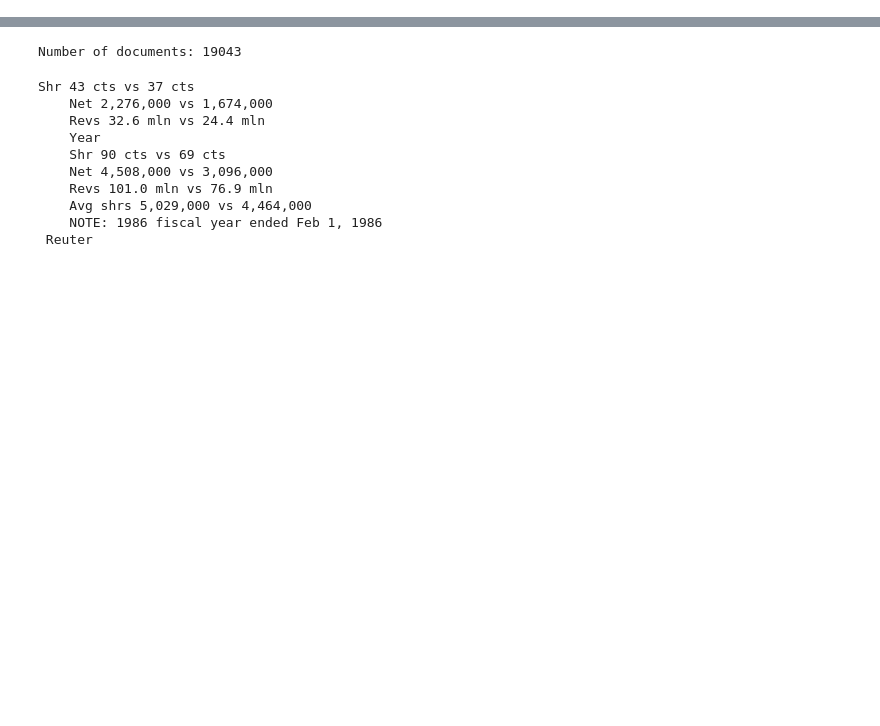
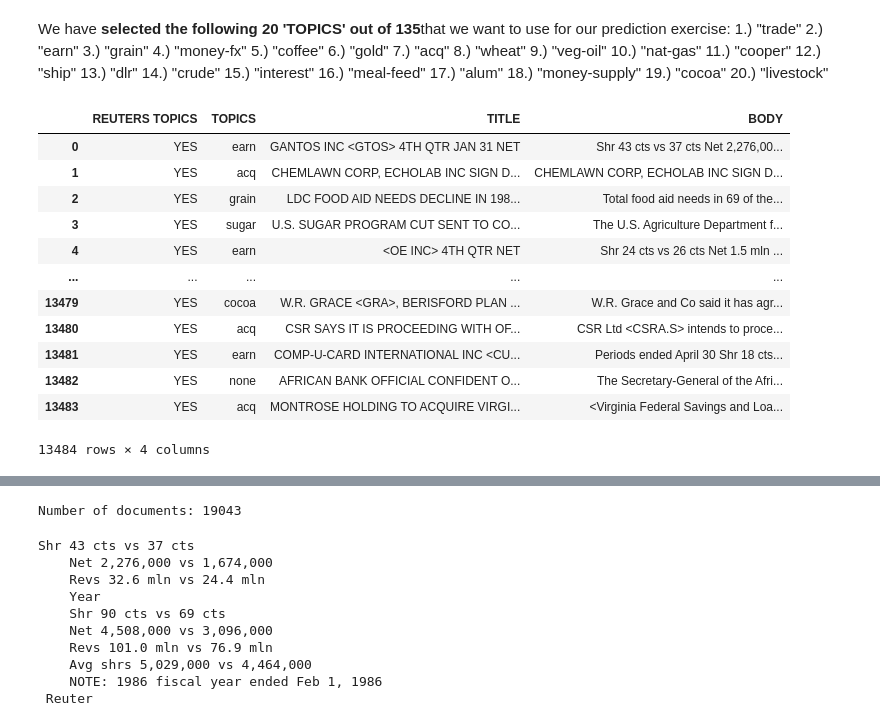
Before and after one commit to Bishal44/ML_ex3, a Jupyter notebook: JUPYTER_NOTEBOOK/Next_word_prediction_reuters_Colab.ipynb, the cells around one changed output, grey strips where cells are left out. Saved outputs shown, nothing was run; the diff lists cells and outputs as text; code cells hidden in the pictures; blank space fills up the shorter version.

```diff
--- a/JUPYTER_NOTEBOOK/Next_word_prediction_reuters_Colab.ipynb
+++ b/JUPYTER_NOTEBOOK/Next_word_prediction_reuters_Colab.ipynb
@@ -18,0 +64,37 @@ from numpy import array
+# %%
+def compile_dictionary(data):
+
+  data_dict = {
+      'REUTERS TOPICS': '', # Initialize each key with some value. Important for the try/except block.
+      'TOPICS': 'none', # Consider empty topics as a new category, 'none'. See next section.
+      'TITLE': '',
+      'BODY': '',
+      }
+
+  # Grab the Reuters Topics between the following tags
+  start = data.find('<REUTERS TOPICS="') + len('<REUTERS TOPICS="')
+  end = data.find('" LEWISSPLIT=')
+  data_dict['REUTERS TOPICS'] = data[start:end]
+
+
+  soup = BeautifulSoup(data, 'xml')
+
+  # Use a try/except block to grab Topics, Title, and Body in case they are empty
+  # If empty, the default value remains unchanged
+  try:
+    if soup.TOPICS.contents:
+      data_dict['TOPICS'] = soup.TOPICS.D.contents[0]
+
+    if soup.TITLE.contents:
+      data_dict['TITLE'] = soup.TITLE.contents[0]
+
+    if soup.BODY.contents:
+      body = soup.BODY.contents[0]
+      data_dict['BODY'] = soup.BODY.contents[0]
+  except AttributeError:
+    pass
+
+  return data_dict
+# %%
+# Get a list of all documents
+dataset = compile_data()
@@ -18,0 +121,3 @@ from numpy import array
+# %%
+# Convert the list into a dictionary with fields of interest
+dataset_dicts = [compile_dictionary(data) for data in dataset]
@@ -18,0 +144,40 @@ from numpy import array
+# %% [markdown]
+We have **selected the following 20 'TOPICS' out of 135**that we want to use for our prediction exercise:
+1.)  "trade"
+2.)  "earn"
+3.)  "grain"
+4.)  "money-fx"
+5.)  "coffee"
+6.)  "gold"
+7.)  "acq"
+8.)  "wheat"
+9.)  "veg-oil"
+10.) "nat-gas"
+11.) "cooper"
+12.) "ship"
+13.) "dlr"
+14.) "crude"
+15.) "interest"
+16.) "meal-feed"
+17.) "alum"
+18.) "money-supply"
+19.) "cocoa"
+20.) "livestock"
+# %%
+df = pd.DataFrame(dataset_dicts)
+# %%
+df
+# %% [output]
+|  | REUTERS TOPICS | TOPICS | TITLE | BODY |
+| 0 | YES | earn | GANTOS INC <GTOS> 4TH QTR JAN 31 NET | Shr 43 cts vs 37 cts Net 2,276,00... |
+| 1 | YES | acq | CHEMLAWN CORP, ECHOLAB INC SIGN D... | CHEMLAWN CORP, ECHOLAB INC SIGN D... |
+| 2 | YES | grain | LDC FOOD AID NEEDS DECLINE IN 198... | Total food aid needs in 69 of the... |
+| 3 | YES | sugar | U.S. SUGAR PROGRAM CUT SENT TO CO... | The U.S. Agriculture Department f... |
+| 4 | YES | earn | <OE INC> 4TH QTR NET | Shr 24 cts vs 26 cts Net 1.5 mln ... |
+| ... | ... | ... | ... | ... |
+| 13479 | YES | cocoa | W.R. GRACE <GRA>, BERISFORD PLAN ... | W.R. Grace and Co said it has agr... |
+| 13480 | YES | acq | CSR SAYS IT IS PROCEEDING WITH OF... | CSR Ltd <CSRA.S> intends to proce... |
+| 13481 | YES | earn | COMP-U-CARD INTERNATIONAL INC <CU... | Periods ended April 30 Shr 18 cts... |
+| 13482 | YES | none | AFRICAN BANK OFFICIAL CONFIDENT O... | The Secretary-General of the Afri... |
+| 13483 | YES | acq | MONTROSE HOLDING TO ACQUIRE VIRGI... | <Virginia Federal Savings and Loa... |
+13484 rows × 4 columns
```
Also changed, not shown: parts of 11 cells of this notebook.
